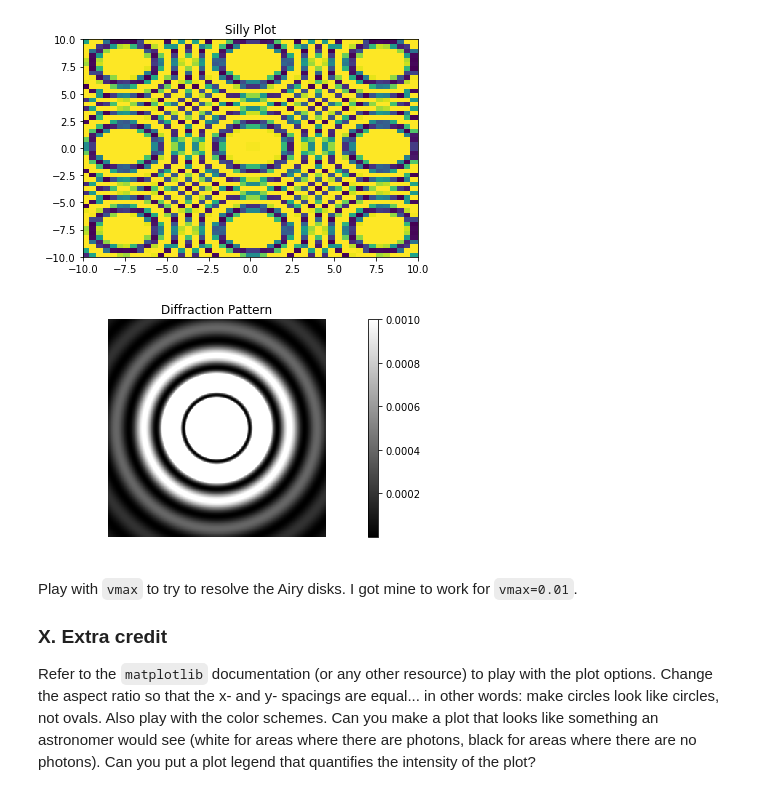
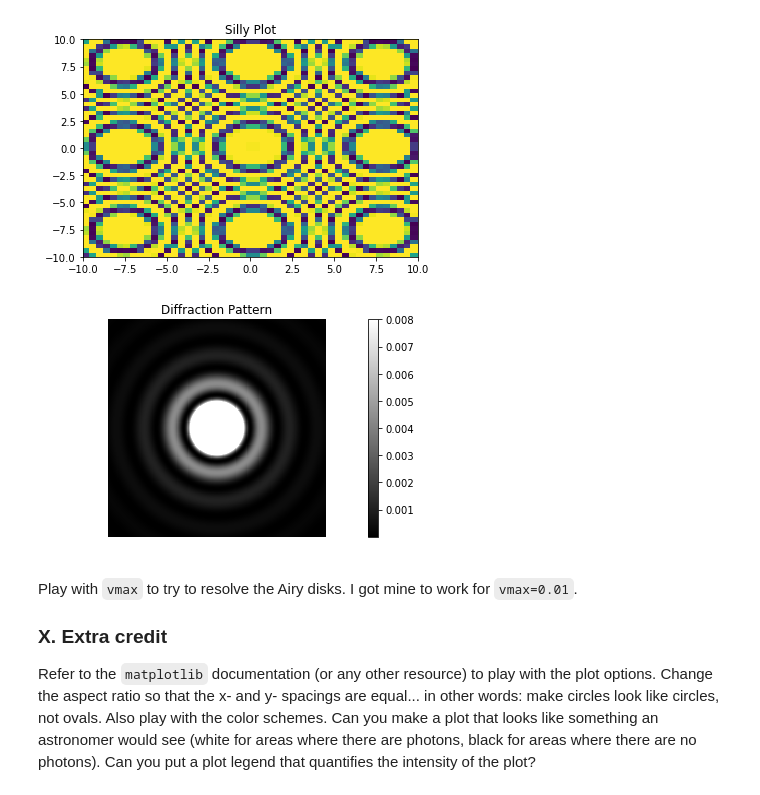
Before and after one commit to TWaddleton/Homework02, a Jupyter notebook: Homework_02.ipynb, the cells around one changed output. Drawn from its saved outputs; the diff is of its cells as text; code cells hidden in the pictures.

```diff
--- a/Homework_02.ipynb
+++ b/Homework_02.ipynb
@@ -269,7 +269,7 @@ def r(X,Y):
 rnp = np.vectorize(r)
 k = (2*pi)/(0.5)
 # %%
-side = np.linspace(-1,1,300)
+side = np.linspace(-1,1,200)
 X,Y = np.meshgrid(side,side)
 Z = (Jnp(1,k*rnp(X,Y))/(k*rnp(X,Y)))**2
 plt.pcolormesh(X,Y,Z)
@@ -290,14 +290,14 @@ plt.show()
 # %% [output]
 [figure]
 # %%
-plt.pcolormesh(X,Y,Z, cmap = 'gray', vmax=0.001)
+plt.pcolormesh(X,Y,Z, cmap = 'gray', vmax=0.008)
 plt.title("Diffraction Pattern")
 plt.axis('equal')
 plt.axis('off')
 plt.colorbar()
 plt.show()
 # %% [output]
-[figure, old version]
+[figure, new version]
 # %% [markdown]
 Play with `vmax` to try to resolve the Airy disks. I got mine to work for `vmax=0.01`.
 
```
Also changed, not shown: parts of 7 cells of this notebook.
